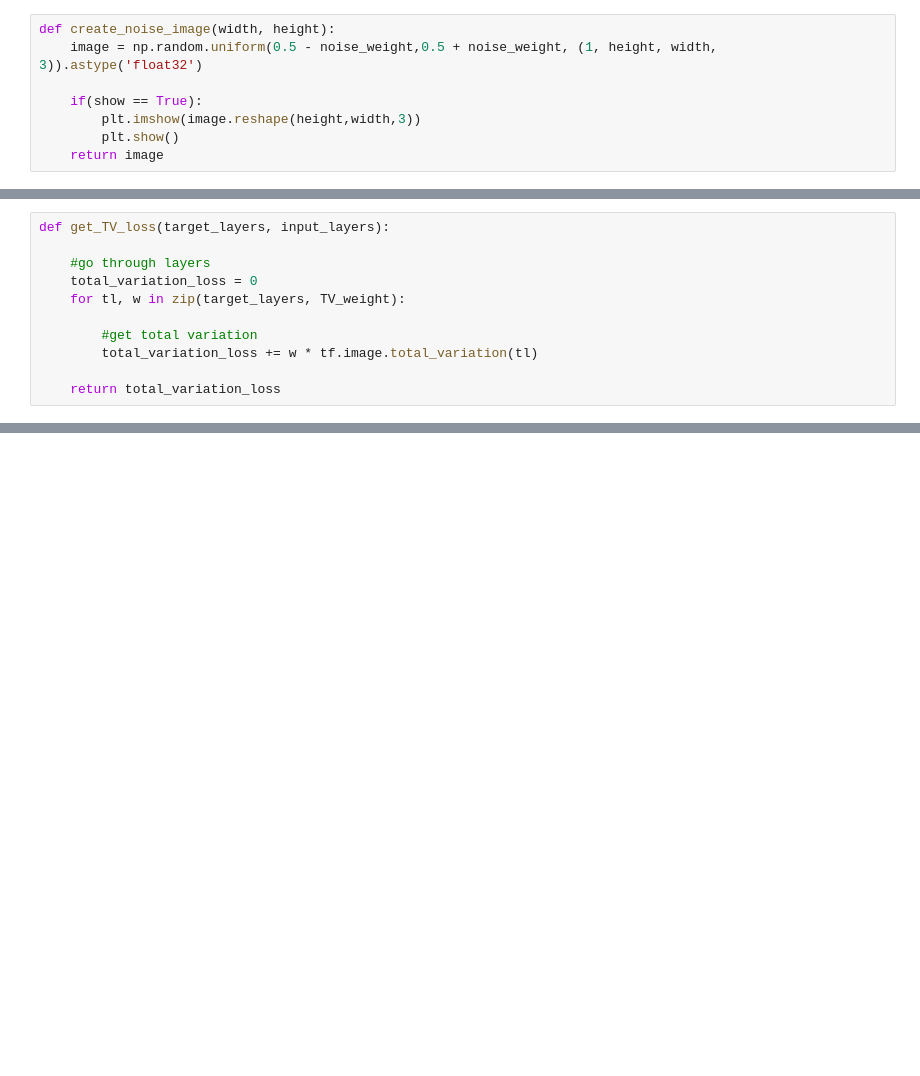
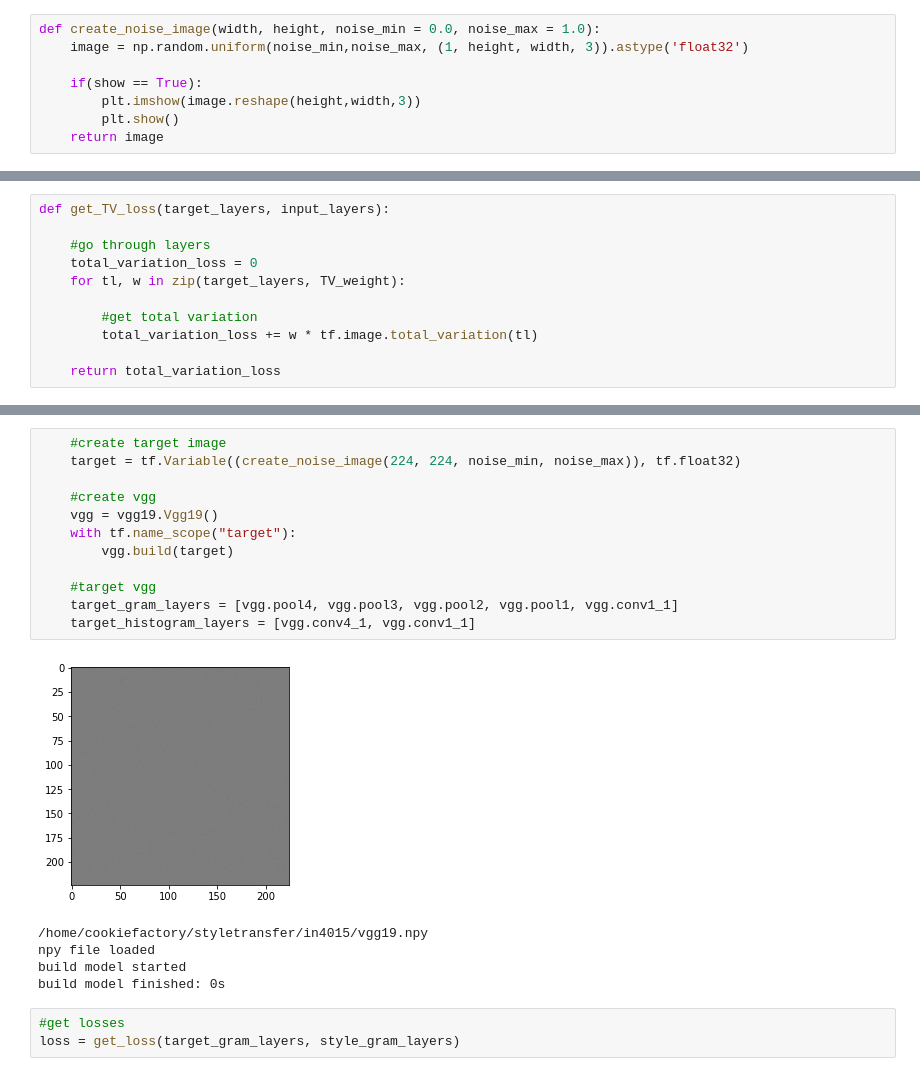
Before and after one commit to lvandam/doodle_texture_synthesis, a Jupyter notebook: ramon.ipynb, the cells around one changed output, grey strips where cells are left out. Drawn from its saved outputs; the diff is of its cells as text; blank space fills up the shorter version.

```diff
--- a/ramon.ipynb
+++ b/ramon.ipynb
@@ -42,8 +50,8 @@ def gram_matrix(F, N, M):
 def main_loss_function(x):
     return
 # %%
-def create_noise_image(width, height):
-    image = np.random.uniform(0.5 - noise_weight,0.5 + noise_weight, (1, height, width, 3)).astype('float32')
+def create_noise_image(width, height, noise_min = 0.0, noise_max = 1.0):
+    image = np.random.uniform(noise_min,noise_max, (1, height, width, 3)).astype('float32')
 
     if(show == True):
         plt.imshow(image.reshape(height,width,3))
@@ -161,0 +162,21 @@ build model finished: 0s
+# %%
+    #create target image
+    target = tf.Variable((create_noise_image(224, 224, noise_min, noise_max)), tf.float32)
+
+    #create vgg
+    vgg = vgg19.Vgg19()
+    with tf.name_scope("target"):
+        vgg.build(target)
+
+    #target vgg
+    target_gram_layers = [vgg.pool4, vgg.pool3, vgg.pool2, vgg.pool1, vgg.conv1_1]
+    target_histogram_layers = [vgg.conv4_1, vgg.conv1_1]
+# %% [output]
+[figure, added]
+/home/cookiefactory/styletransfer/in4015/vgg19.npy
+npy file loaded
+build model started
+build model finished: 0s
+# %%
+#get losses
+loss = get_loss(target_gram_layers, style_gram_layers)
```
Also changed, not shown: parts of 11 cells of this notebook.
